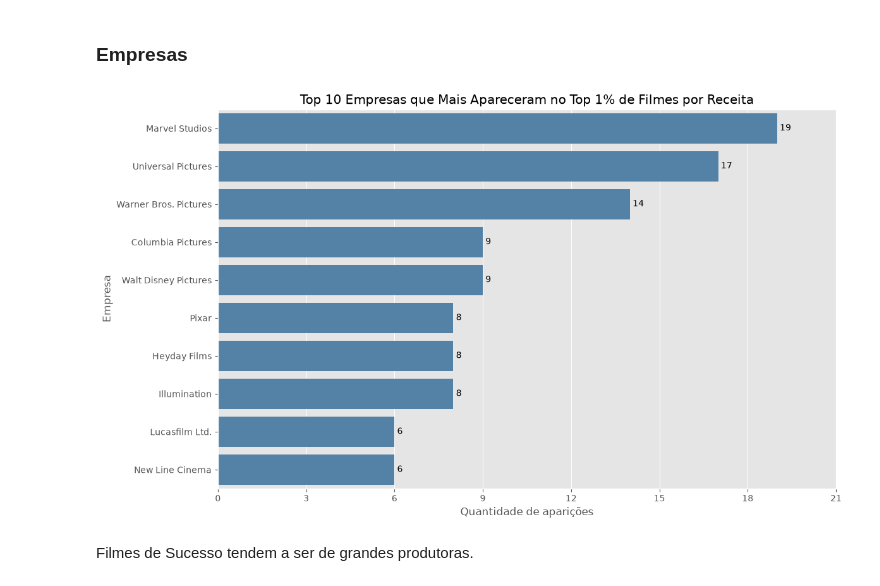
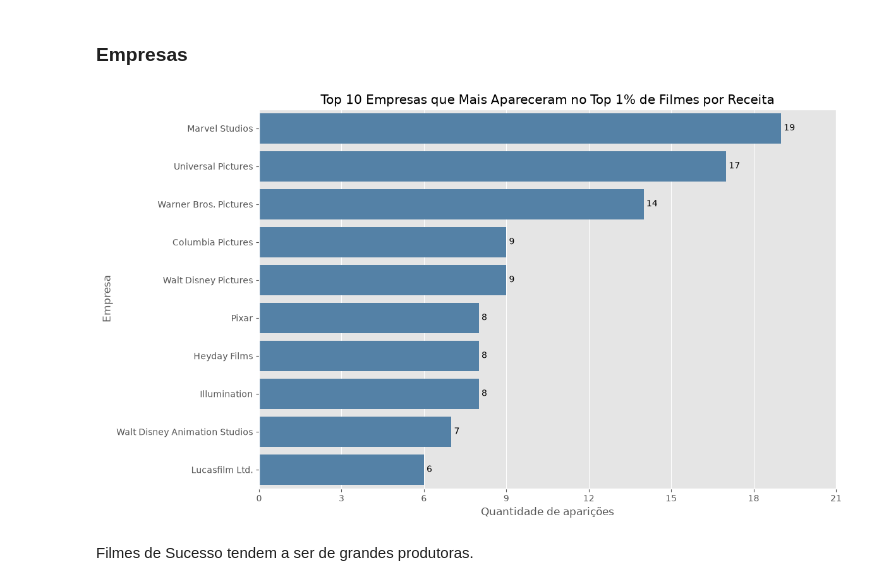
Before and after one commit to adriellypaixao/datascienceproject, a Jupyter notebook: dados_relevantes.ipynb, the cells around one changed output. Saved outputs shown, nothing was run; the diff lists cells and outputs as text; code cells hidden in the pictures.

```diff
--- a/dados_relevantes.ipynb
+++ b/dados_relevantes.ipynb
@@ -20,7 +20,7 @@ df = pd.read_json('filmes.json', orient='records')
 ### Retirada de Outliers
 # %%
 df = df[
-    (df['roi'] <= 50000) &
+    (df['roi'] < 30000) &
     (df['budget'] > 1000) &
     (df['vote_count'] > 50)
 ].copy()
@@ -125,33 +125,66 @@ Conclusão: O dia da semana impacta no sucesso financeiro do Filme
 # %% [markdown]
 ### Empresas
 # %%
+# Seleciona o 1% de filmes com maior receita
+quantidade_top_1pct = max(1, int(np.ceil(len(df) * 0.01)))
+
+top_1pct = (
+    df.nlargest(quantidade_top_1pct, 'revenue')
+      .copy()
+)
+
+# Identifica sequências por coleção
+top_1pct_com_sequencia = top_1pct.copy()
+top_1pct_com_sequencia['eh_sequencia'] = (
+    top_1pct_com_sequencia['belongs_to_collection']
+    .apply(lambda x: isinstance(x, dict) and bool(x.get('id')))
+)
+
+# Conta as produtoras presentes nos filmes do top 1%
+companies = (
+    top_1pct['production_companies']
+    .apply(lambda companies: [
+        company.get('name')
+        for company in companies
+        if isinstance(company, dict) and company.get('name')
+    ])
+    .explode()
+    .dropna()
+)
+
+contagem_companies_top_1pct = (
+    companies.value_counts()
+    .rename_axis('company')
+    .reset_index(name='quantidade')
+)
+
 top_10_companies = (
     contagem_companies_top_1pct
     .nlargest(10, 'quantidade')
     .sort_values('quantidade', ascending=False)
 )
 
 plt.figure(figsize=(12, 7))
 
 ax = sns.barplot(
     data=top_10_companies,
     x='quantidade',
     y='company',
     color='steelblue'
 )
 
 ax.set_title('Top 10 Empresas que Mais Apareceram no Top 1% de Filmes por Receita')
 ax.set_xlabel('Quantidade de aparições')
 ax.set_ylabel('Empresa')
 ax.set_xlim(0, top_10_companies['quantidade'].max() + 2)
 ax.xaxis.set_major_locator(plt.MaxNLocator(integer=True))
 
 for container in ax.containers:
     ax.bar_label(container, fmt='%d', padding=3)
 
 plt.tight_layout()
 plt.show()
 # %% [output]
-[figure, old version]
+[figure, new version]
 # %% [markdown]
 Filmes de Sucesso tendem a ser de grandes produtoras.
```
Also changed, not shown: parts of 4 cells of this notebook.
